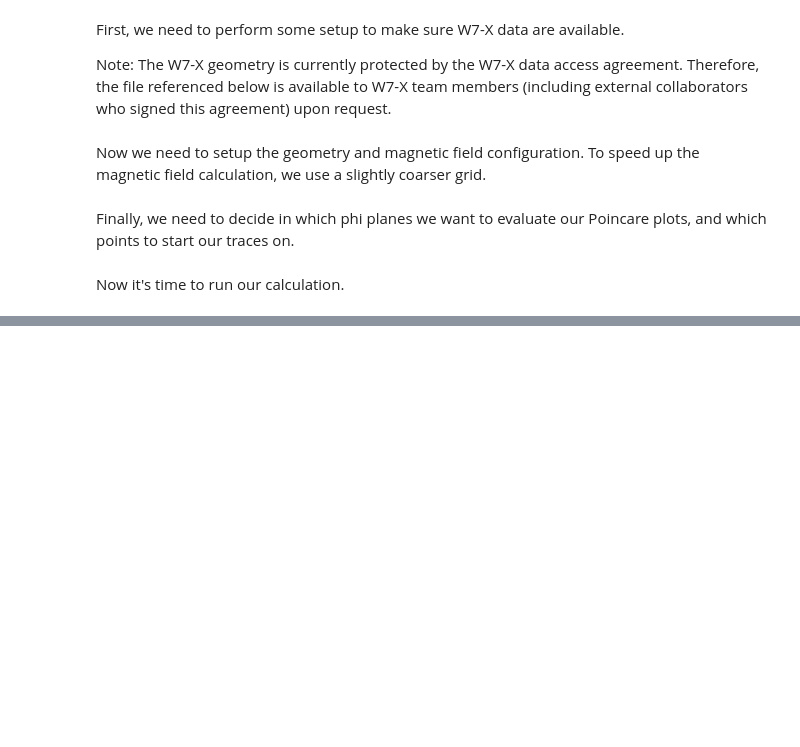
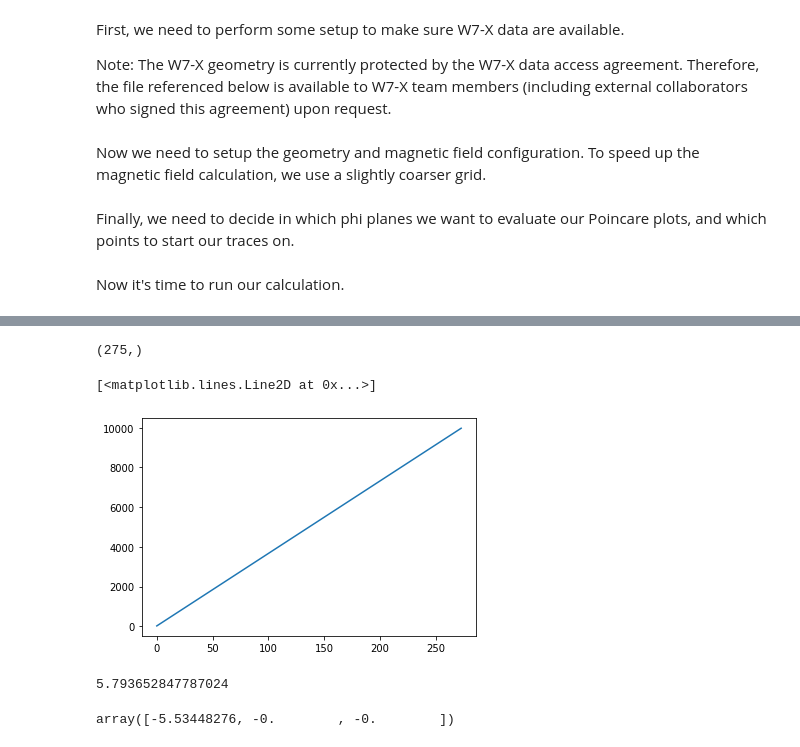
Before and after one commit to alexrobomind/fusionsc, a Jupyter notebook: src/docs/howto/Poincare.ipynb, the cells around one changed output, grey strips where cells are left out. Cells and saved outputs as stored; diff of their text form; code cells hidden in the pictures; blank space fills up the shorter version.

```diff
--- a/src/docs/howto/Poincare.ipynb
+++ b/src/docs/howto/Poincare.ipynb
@@ -48,0 +143,16 @@ plt.plot(xStart, iotas)
+# %%
+lB = -np.asarray(response.poincareHits).reshape([5, -1])[4]
+print(lB.shape)
+plt.plot(lB)
+# %% [output]
+(275,)
+[<matplotlib.lines.Line2D at 0x...>]
+[figure, added]
+# %%
+lB[-2] / (lB.size - 1) / (2 * np.pi)
+# %% [output]
+5.793652847787024
+# %%
+xyz
+# %% [output]
+array([-5.53448276, -0.        , -0.        ])
```
Also changed, not shown: parts of 22 cells of this notebook, 2 other files.
